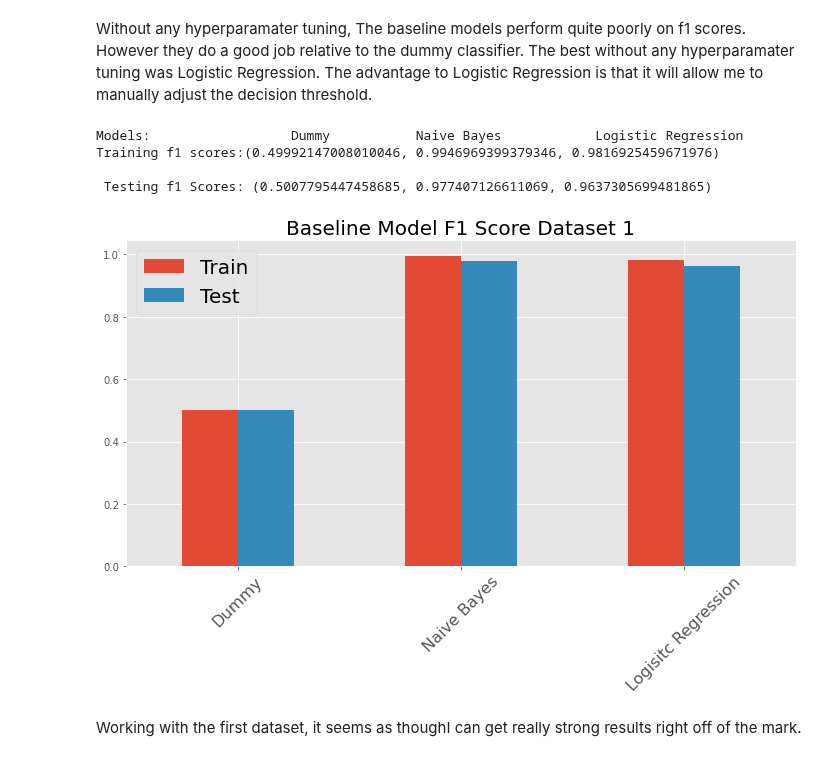
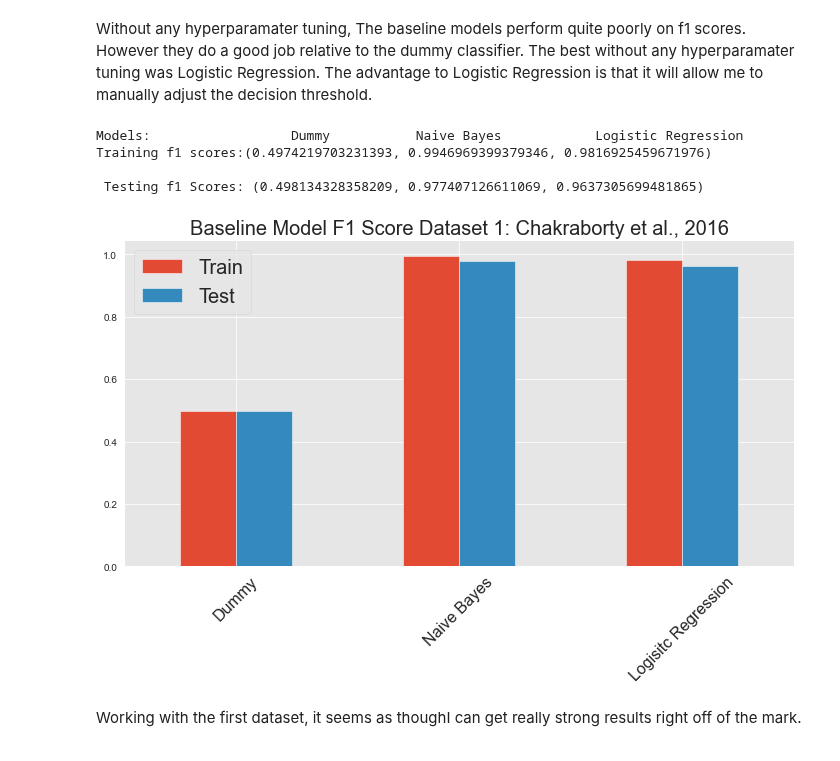
Before and after one commit to SlimHintz/bait-n-switch, a Jupyter notebook: bait-n-switch.ipynb, the cells around one changed output. Cells and saved outputs as stored; diff of their text form; code cells hidden in the pictures.

```diff
--- a/bait-n-switch.ipynb
+++ b/bait-n-switch.ipynb
@@ -455,21 +456,21 @@ Without any hyperparamater tuning, The baseline models perform quite poorly on f
 # %%
 # Baseline on only the Chakbroty data
 bayes1, log1, scores1 = modelling.run_baselines(df[df.dataset==1]);
 baseline = pd.DataFrame(scores1).T
 baseline.columns = ['Train', 'Test']
 baseline.index = ['Dummy', "Naive Bayes", "Logisitc Regression"]
 fig, ax = plt.subplots(figsize=(12,6))
 
 baseline.plot(kind='bar', ax=ax)
 plt.xticks(rotation=45, size=16)
-plt.title("Baseline Model F1 Score Dataset 1", size=20)
+plt.title("Baseline Model F1 Score Dataset 1: Chakraborty et al., 2016", size=20)
 plt.legend(loc=2, prop={'size': 20});
 # %% [output]
 Models:                  Dummy           Naive Bayes            Logistic Regression
-Training f1 scores:(0.49992147008010046, 0.9946969399379346, 0.9816925459671976)
+Training f1 scores:(0.4974219703231393, 0.9946969399379346, 0.9816925459671976)
 
- Testing f1 Scores: (0.5007795447458685, 0.977407126611069, 0.9637305699481865)
+ Testing f1 Scores: (0.498134328358209, 0.977407126611069, 0.9637305699481865)
-[figure, old version]
+[figure, new version]
 # %% [markdown]
 Working with the first dataset, it seems as thoughI can get really strong results right off of the mark.
 # %%
```
Also changed, not shown: parts of 27 cells of this notebook, 9 other files.
